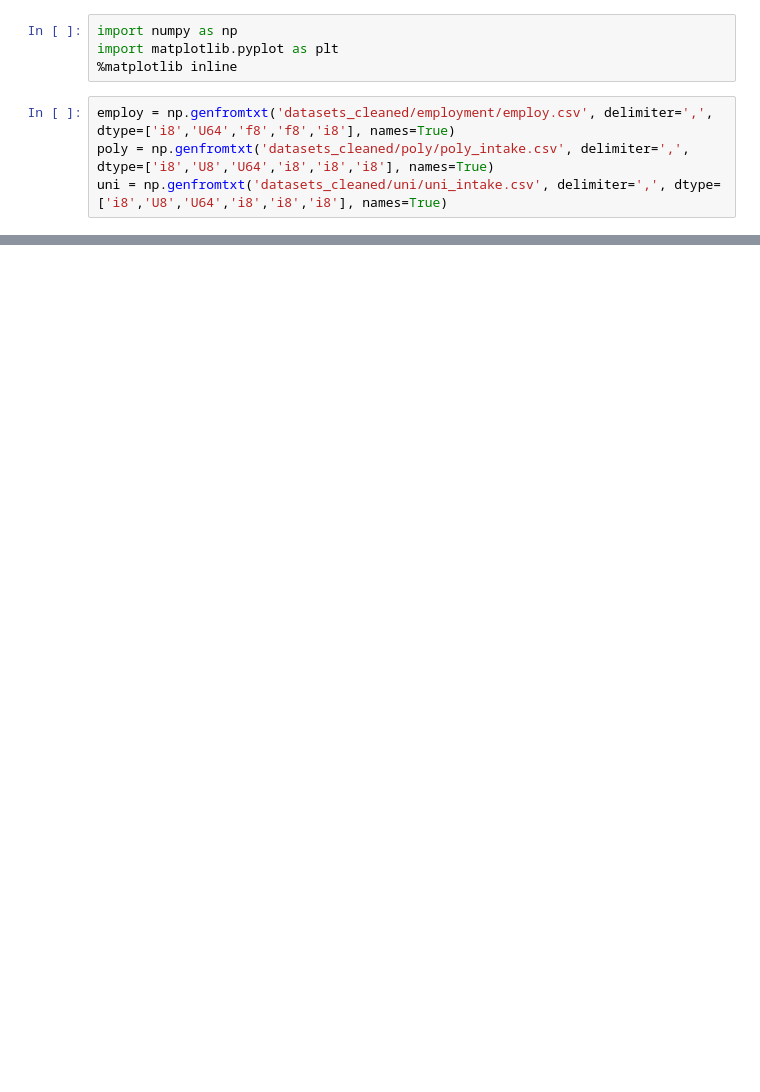
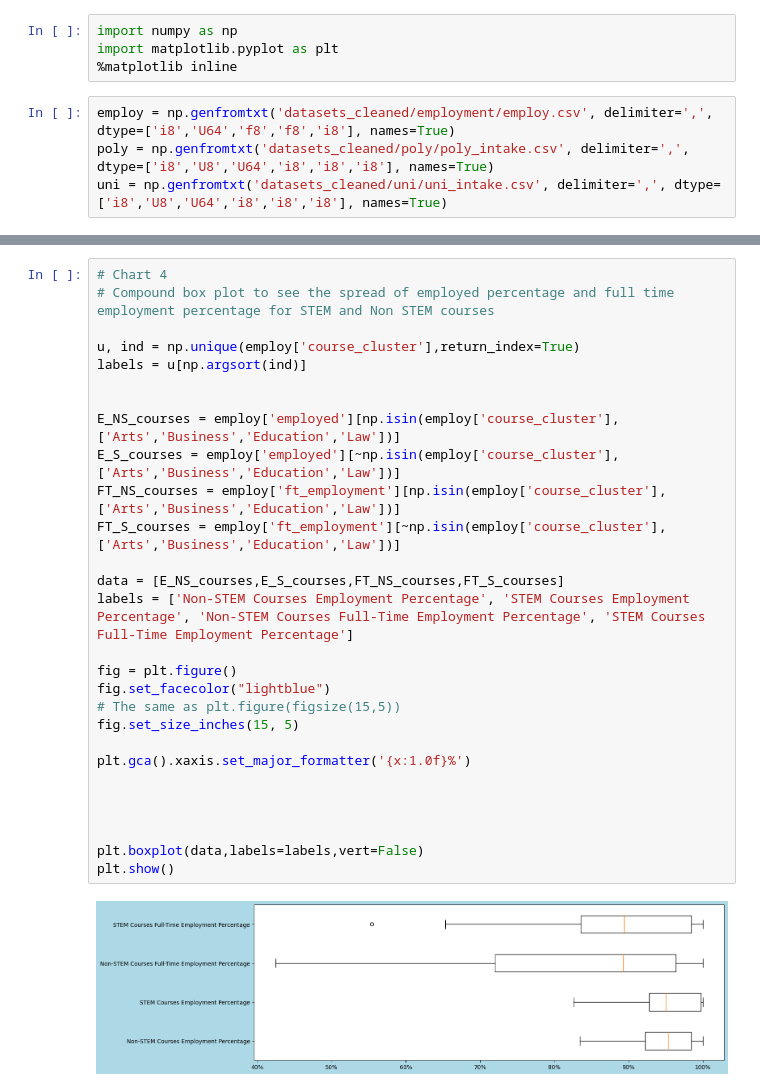
Before and after one commit to kaze-droid/SG-Education-Analysis, a Jupyter notebook: main.ipynb, the cells around one changed output, grey strips where cells are left out. Drawn from its saved outputs; the diff is of its cells as text; blank space fills up the shorter version.

```diff
--- a/main.ipynb
+++ b/main.ipynb
@@ -95,0 +187,30 @@ plt.show()
+# %%
+# Chart 4
+# Compound box plot to see the spread of employed percentage and full time employment percentage for STEM and Non STEM courses
+
+u, ind = np.unique(employ['course_cluster'],return_index=True)
+labels = u[np.argsort(ind)]
+
+
+E_NS_courses = employ['employed'][np.isin(employ['course_cluster'],['Arts','Business','Education','Law'])]
+E_S_courses = employ['employed'][~np.isin(employ['course_cluster'],['Arts','Business','Education','Law'])]
+FT_NS_courses = employ['ft_employment'][np.isin(employ['course_cluster'],['Arts','Business','Education','Law'])]
+FT_S_courses = employ['ft_employment'][~np.isin(employ['course_cluster'],['Arts','Business','Education','Law'])]
+
+data = [E_NS_courses,E_S_courses,FT_NS_courses,FT_S_courses]
+labels = ['Non-STEM Courses Employment Percentage', 'STEM Courses Employment Percentage', 'Non-STEM Courses Full-Time Employment Percentage', 'STEM Courses Full-Time Employment Percentage']
+
+fig = plt.figure()
+fig.set_facecolor("lightblue")
+# The same as plt.figure(figsize(15,5))
+fig.set_size_inches(15, 5)
+
+plt.gca().xaxis.set_major_formatter('{x:1.0f}%')
+
+
+
+
+plt.boxplot(data,labels=labels,vert=False)
+plt.show()
+# %% [output]
+[figure, added]
```
Also changed, not shown: parts of 6 cells of this notebook, 2 other files.
